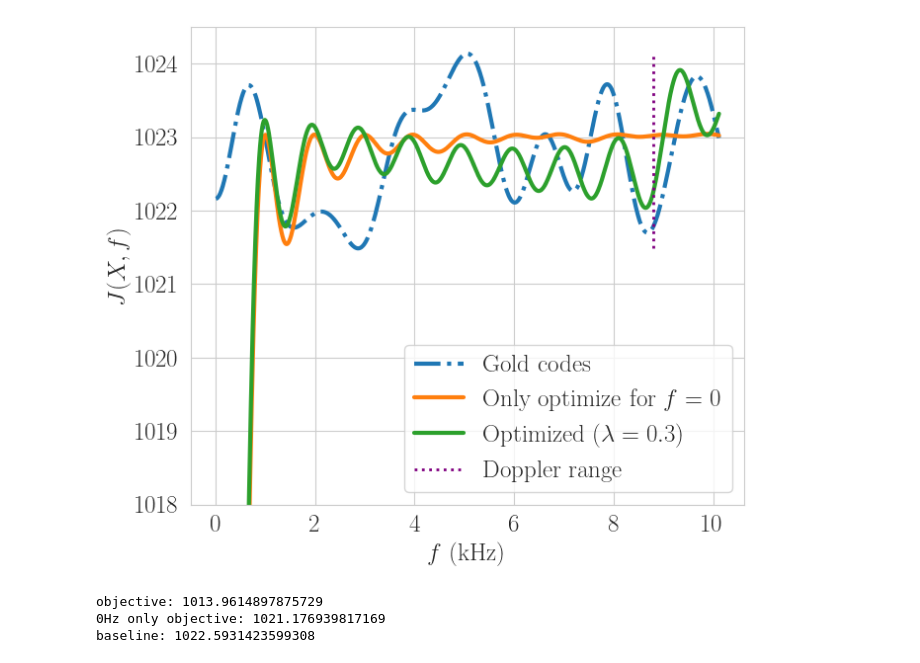
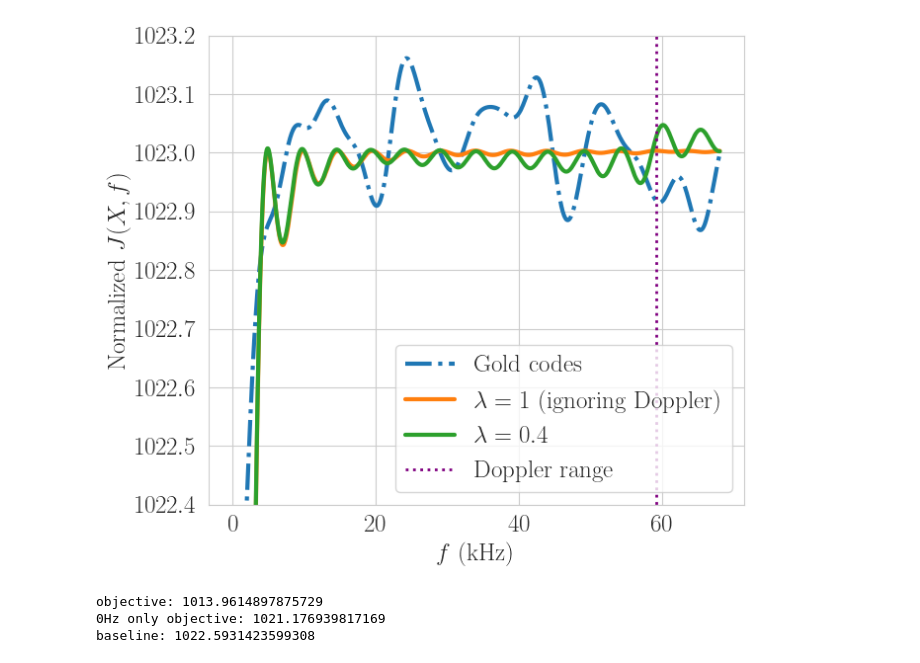
Before and after one commit to Stanford-NavLab/doppler_prn, a Jupyter notebook: plots.ipynb, the cells around one changed output. Drawn from its saved outputs; the diff is of its cells as text; code cells hidden in the pictures.

Commit message:
update figures

```diff
--- a/plots.ipynb
+++ b/plots.ipynb
@@ -45,8 +48,8 @@ def filter_nonneg(f, x, max=np.inf):
     idx = (0 <= f) * (f <= max)
     return f[idx], x[idx]
 # %%
-regularization = 30
-base_name = "gps_l1"
+regularization = 60
+base_name = "leo_1023"
 
 filename = base_name + "_seed=0_doppreg_%d.pkl" % regularization
 log = pickle.load(open("results/" + filename, "rb"))
@@ -54,6 +57,10 @@ log_no_doppler = pickle.load(open("results/" + base_name + "_seed=0_doppreg_%d.p
 
 m, n = log["codes"].shape
 scale = (n * m ** 2 - m)
+
+# correct regularization value
+regularization /= 100
+lambda_val = regularization / (1 + regularization)
 
 plt.figure(figsize=(7, 6))
 
@@ -63,40 +70,40 @@ baseline_objs = np.array(gw[baseline_names[base_name] + "_obj_vs_rel_freqs"]) /
 baseline_freqs, baseline_objs = filter_nonneg(baseline_freqs, baseline_objs, max=2.3 * doppler_freqs[base_name]/1000)
 plt.plot(baseline_freqs, baseline_objs, lw=3, ls="dashdot", label=baseline_types[base_name])
 
 # plot optimized for 0 Doppler
 opt_no_doppler_freqs = log_no_doppler["doppler_freq"] / 1000
 opt_no_doppler_objs = log_no_doppler["obj_vs_freq"] / scale
 opt_no_doppler_freqs, opt_no_doppler_objs = filter_nonneg(opt_no_doppler_freqs, opt_no_doppler_objs, max=2.3 * doppler_freqs[base_name]/1000)
-plt.plot(opt_no_doppler_freqs, opt_no_doppler_objs, lw=3, ls="solid", label=r"Only optimize for $f=0$")
+plt.plot(opt_no_doppler_freqs, opt_no_doppler_objs, lw=3, ls="solid", label=r"$\lambda=1$ (ignoring Doppler)")
 
 # plot optimized
 opt_freqs = log["doppler_freq"] / 1000
 opt_objs = log["obj_vs_freq"] / scale
 opt_freqs, opt_objs = filter_nonneg(opt_freqs, opt_objs, max=2.3 * doppler_freqs[base_name]/1000)
 plt.plot(opt_freqs, opt_objs, lw=3,
-         label=r"Optimized ($\lambda=%0.1f$)" % (regularization/100) if regularization > 0 else r"Optimized ($\lambda=0$)"
+         label=r"$\lambda=%0.1f$" % lambda_val if lambda_val > 0 else r"$\lambda=0$"
 )
 
 # plot frequency range
 plt.vlines([2 * doppler_freqs[base_name]/1000],
-           min(baseline_objs),
-           max(baseline_objs),
+           min(opt_objs),
+           max(baseline_objs) * (1 + 1e-2),
            linestyles="dotted", lw=2, color="purple", label="Doppler range")
 
 plt.legend(loc="lower right")
 plt.legend(loc="best")
 
-plt.ylim([1018, 1024.5])
+# plt.ylim([1018, 1024.5])
 # plt.ylim([10150, 10350])
-# plt.ylim([1022.4, 1023.2])
+plt.ylim([1022.4, 1023.2])
 # plt.ylim([5040, 5150])
 
-plt.ylabel(r"$J(X,f)$")
+plt.ylabel(r"Normalized $J(X,f)$")
 plt.xlabel(r"$f$ (kHz)")
 plt.tight_layout()
 plt.savefig("figures/%s_obj_vs_freq_compare.pdf" % base_name)
 plt.show()
 # %% [output]
-[figure, old version]
+[figure, new version]
 # %%
 # calculate objective
```
Also changed, not shown: parts of 3 cells of this notebook, 4 other files.
